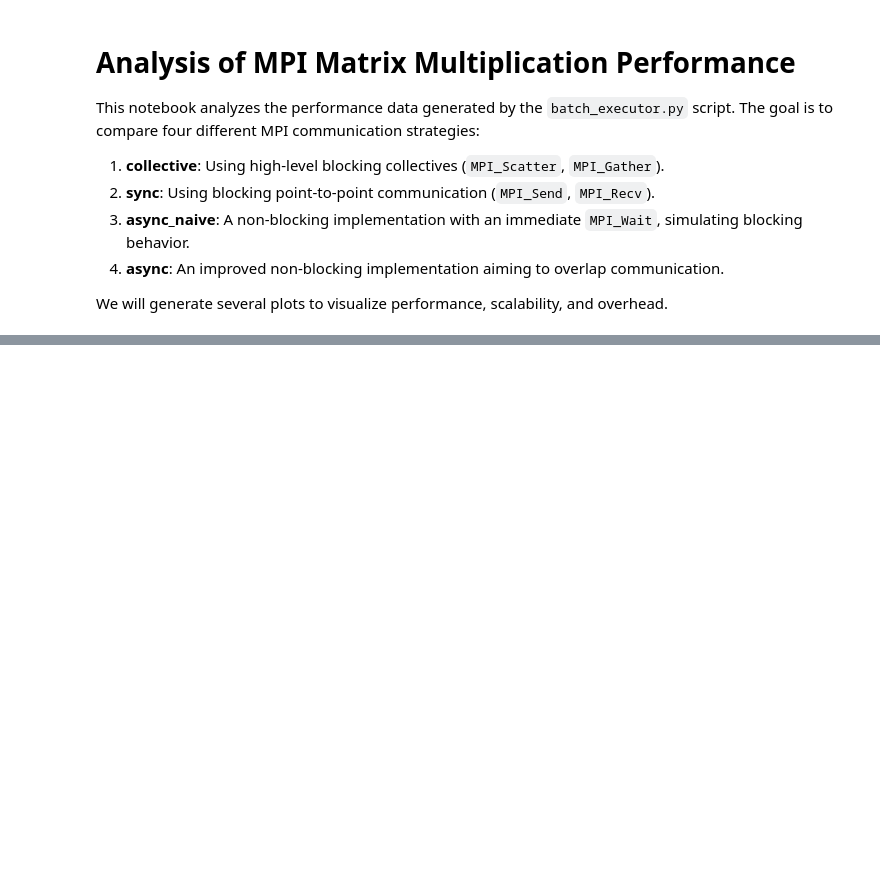
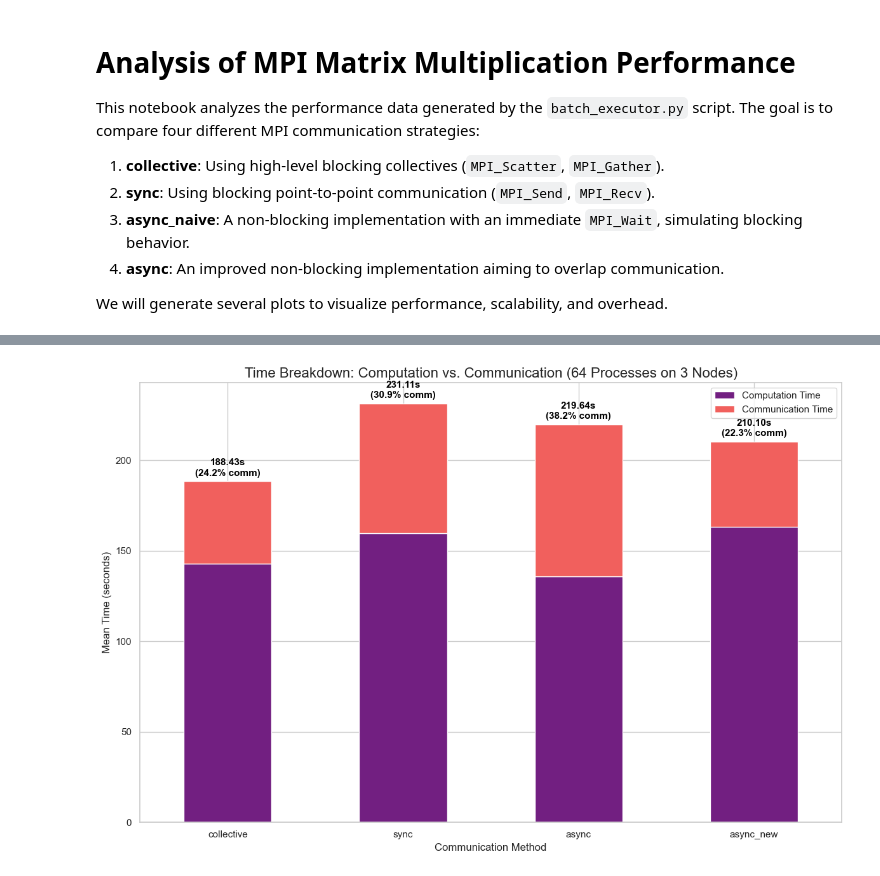
Before and after one commit to PedroKlein/parallel-and-distributed, a Jupyter notebook: mpi/docs/results.ipynb, the cells around one changed output, grey strips where cells are left out. Saved outputs shown, nothing was run; the diff lists cells and outputs as text; code cells hidden in the pictures; blank space fills up the shorter version.

```diff
--- a/mpi/docs/results.ipynb
+++ b/mpi/docs/results.ipynb
@@ -229,0 +96,44 @@ if not df.empty:
+# %%
+# Cell 4: Chart 3 - Time Breakdown
+
+if not df.empty:
+    # Select a representative high-load scenario for the breakdown
+    # Here, we choose 64 processes on 3 nodes
+    df_breakdown = df[(df['num_procs'] == 64) & (df['nodes'] == 3)].copy()
+
+    if df_breakdown.empty:
+        print("Data for the breakdown chart scenario (64 procs, 3 nodes) not found.")
+    else:
+        # Set the communication type as the index for easier plotting
+        df_breakdown.set_index('comm_type', inplace=True)
+
+        fig, ax = plt.subplots(figsize=(12, 8))
+
+        # Plot the stacked bars
+        df_breakdown[['comp_time_mean', 'comm_time_mean']].plot(
+            kind='bar',
+            stacked=True,
+            ax=ax,
+            color=sns.color_palette("magma", 2)
+        )
+
+        # Add labels on top of each bar and percentage of communication time
+        for idx, row in df_breakdown.iterrows():
+            total_height = row['total_time_mean']
+            comm_pct = 100 * row['comm_time_mean'] / total_height if total_height > 0 else 0
+            ax.text(
+                ax.get_xticks()[df_breakdown.index.get_loc(idx)],
+                total_height * 1.01,
+                f'{total_height:.2f}s\n({comm_pct:.1f}% comm)',
+                ha='center', va='bottom', fontsize=11, weight='bold', color='black'
+            )
+
+        plt.title('Time Breakdown: Computation vs. Communication (64 Processes on 3 Nodes)', fontsize=16)
+        plt.xlabel('Communication Method', fontsize=12)
+        plt.ylabel('Mean Time (seconds)', fontsize=12)
+        plt.xticks(rotation=0) # Keep x-axis labels horizontal
+        plt.legend(['Computation Time', 'Communication Time'])
+        plt.tight_layout()
+        plt.show()
+# %% [output]
+[figure, added]
```
Also changed, not shown: parts of 18 cells of this notebook, 3 other files.
